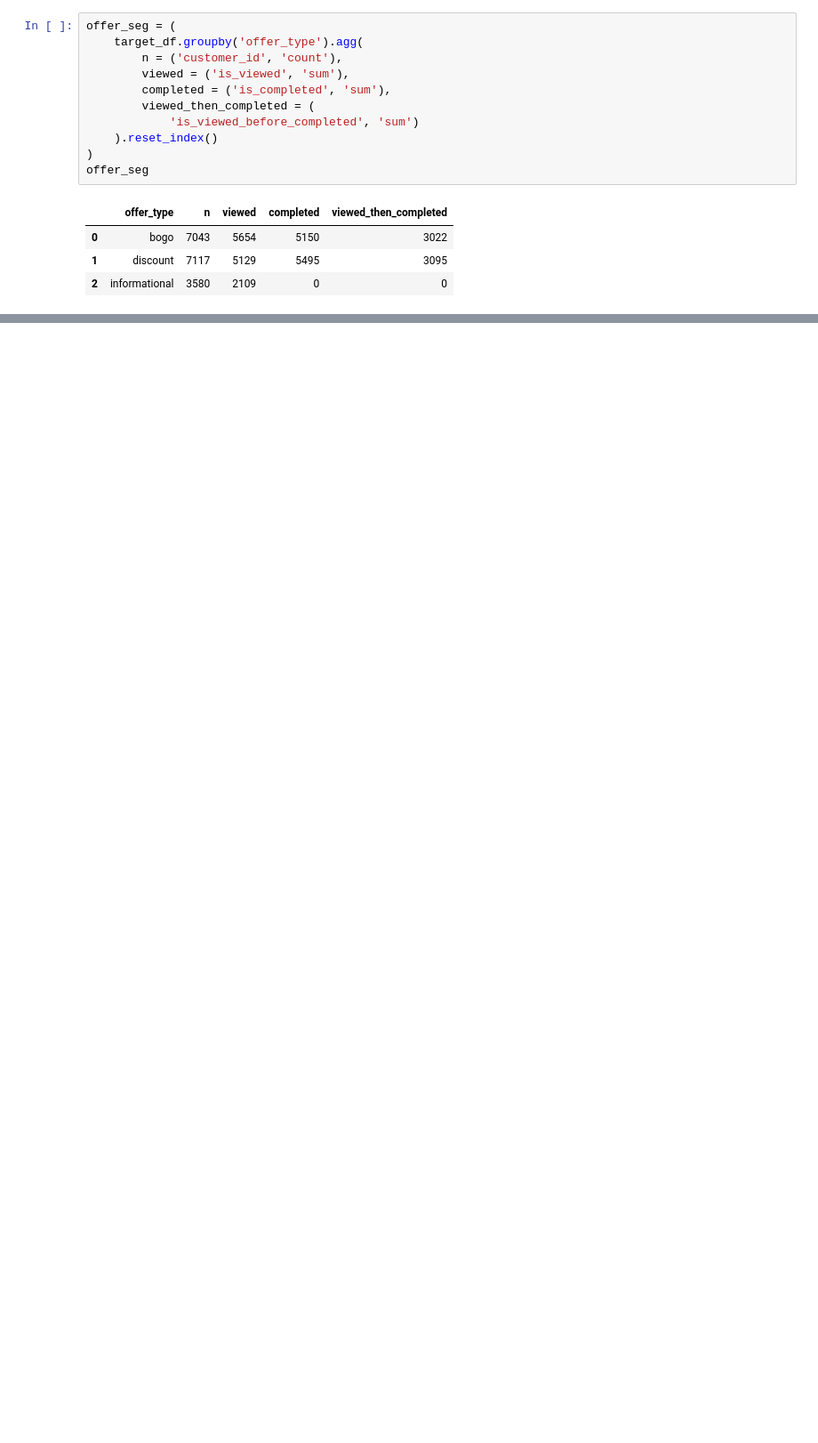
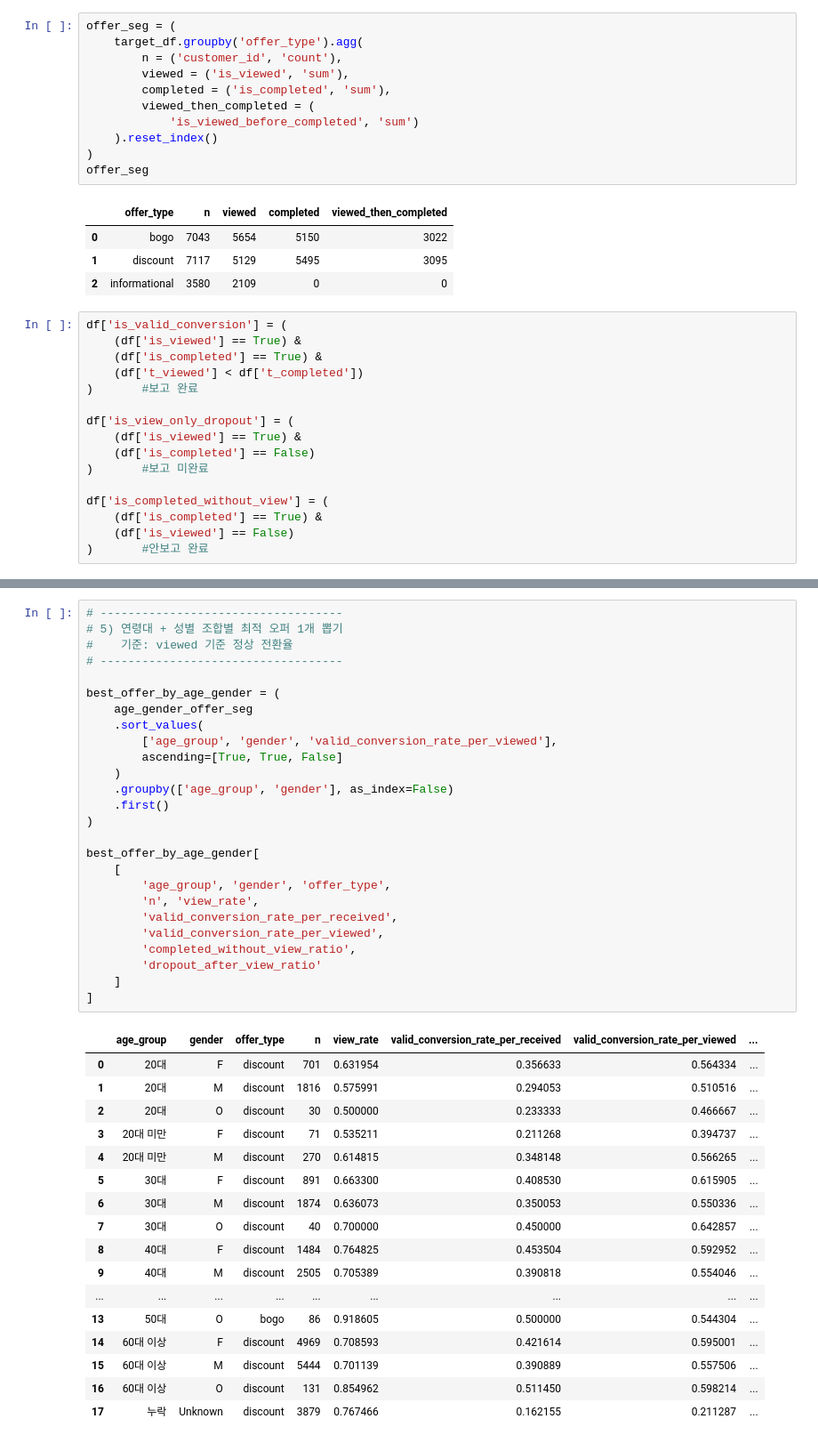
Before and after one commit to rladbstj56/practice_project, a Jupyter notebook: chanhui_EDA/final_analysis/Final_analysis1-4.ipynb, the cells around one changed output, grey strips where cells are left out. Shown at 89% size. Drawn from its saved outputs; the diff is of its cells as text; blank space fills up the shorter version.

```diff
--- a/chanhui_EDA/final_analysis/Final_analysis1-4.ipynb
+++ b/chanhui_EDA/final_analysis/Final_analysis1-4.ipynb
@@ -336,3 +334,19 @@ offer_seg
 | 0 | bogo | 7043 | 5654 | 5150 | 3022 |
 | 1 | discount | 7117 | 5129 | 5495 | 3095 |
 | 2 | informational | 3580 | 2109 | 0 | 0 |
+# %%
+df['is_valid_conversion'] = (
+    (df['is_viewed'] == True) &
+    (df['is_completed'] == True) &
+    (df['t_viewed'] < df['t_completed'])
+)       #보고 완료
+
+df['is_view_only_dropout'] = (
+    (df['is_viewed'] == True) &
+    (df['is_completed'] == False)
+)       #보고 미완료
+
+df['is_completed_without_view'] = (
+    (df['is_completed'] == True) &
+    (df['is_viewed'] == False)
+)       #안보고 완료
@@ -338,0 +462,44 @@ offer_seg
+# %%
+# -----------------------------------
+# 5) 연령대 + 성별 조합별 최적 오퍼 1개 뽑기
+#    기준: viewed 기준 정상 전환율
+# -----------------------------------
+
+best_offer_by_age_gender = (
+    age_gender_offer_seg
+    .sort_values(
+        ['age_group', 'gender', 'valid_conversion_rate_per_viewed'],
+        ascending=[True, True, False]
+    )
+    .groupby(['age_group', 'gender'], as_index=False)
+    .first()
+)
+
+best_offer_by_age_gender[
+    [
+        'age_group', 'gender', 'offer_type',
+        'n', 'view_rate',
+        'valid_conversion_rate_per_received',
+        'valid_conversion_rate_per_viewed',
+        'completed_without_view_ratio',
+        'dropout_after_view_ratio'
+    ]
+]
+# %% [output]
+|  | age_group | gender | offer_type | n | view_rate | valid_conversion_rate_per_received | valid_conversion_rate_per_viewed | ... |
+| 0 | 20대 | F | discount | 701 | 0.631954 | 0.356633 | 0.564334 | ... |
+| 1 | 20대 | M | discount | 1816 | 0.575991 | 0.294053 | 0.510516 | ... |
+| 2 | 20대 | O | discount | 30 | 0.500000 | 0.233333 | 0.466667 | ... |
+| 3 | 20대 미만 | F | discount | 71 | 0.535211 | 0.211268 | 0.394737 | ... |
+| 4 | 20대 미만 | M | discount | 270 | 0.614815 | 0.348148 | 0.566265 | ... |
+| 5 | 30대 | F | discount | 891 | 0.663300 | 0.408530 | 0.615905 | ... |
+| 6 | 30대 | M | discount | 1874 | 0.636073 | 0.350053 | 0.550336 | ... |
+| 7 | 30대 | O | discount | 40 | 0.700000 | 0.450000 | 0.642857 | ... |
+| 8 | 40대 | F | discount | 1484 | 0.764825 | 0.453504 | 0.592952 | ... |
+| 9 | 40대 | M | discount | 2505 | 0.705389 | 0.390818 | 0.554046 | ... |
+| ... | ... | ... | ... | ... | ... | ... | ... | ... |
+| 13 | 50대 | O | bogo | 86 | 0.918605 | 0.500000 | 0.544304 | ... |
+| 14 | 60대 이상 | F | discount | 4969 | 0.708593 | 0.421614 | 0.595001 | ... |
+| 15 | 60대 이상 | M | discount | 5444 | 0.701139 | 0.390889 | 0.557506 | ... |
+| 16 | 60대 이상 | O | discount | 131 | 0.854962 | 0.511450 | 0.598214 | ... |
+| 17 | 누락 | Unknown | discount | 3879 | 0.767466 | 0.162155 | 0.211287 | ... |
```
Also changed, not shown: parts of 5 cells of this notebook.
